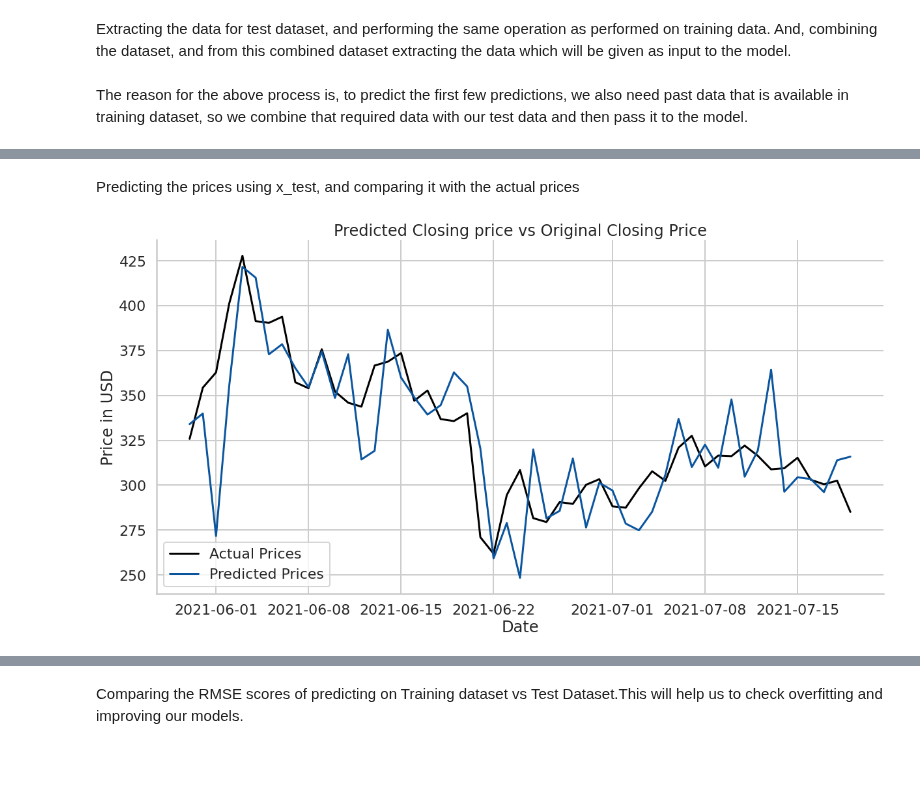
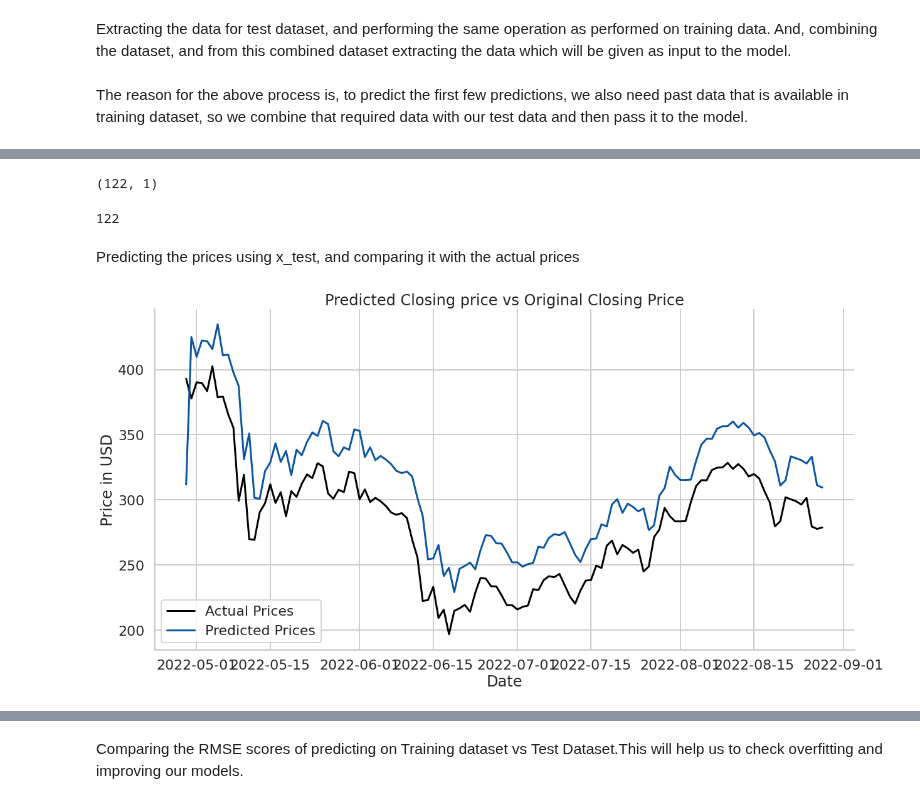
Before and after one commit to akhil14shukla/Crypto-Prediction, a Jupyter notebook: main_LSTM.ipynb, the cells around one changed output, grey strips where cells are left out. Drawn from its saved outputs; the diff is of its cells as text; code cells hidden in the pictures; blank space fills up the shorter version.

Commit message:
attempting new approach for LSTM, prophet and ARIMA now working

```diff
--- a/main_LSTM.ipynb
+++ b/main_LSTM.ipynb
@@ -218,5 +221,5 @@ scaled_data = np.concatenate((scaled_data,scaled_close),axis=1)
 # %%
-sns.set(palette=sns.color_palette("Blues_r"),style="whitegrid",context="poster", font_scale=1.2)
+sns.set(palette=sns.color_palette("Blues_r"),style="whitegrid", font_scale=1.2)
 fig, ax = plt.subplots(figsize=(20,10))
 plt.plot(data.index[1:],final_data[3])
 sns.despine(top=True,right=True,bottom=False, left=False)
@@ -261,15 +262,15 @@ The data is in 3 dimensions.<br> <br>First Dimension - It denotes the number of
 **_Note to self : Might upload a image for better understanding of the readers._**
 # %%
 # Preparing the Data
-prediction_days = 7
+prediction_days = 200
 future_days=0
 # store = scaled_data
 # scaled_data = np.array(difference(scaled_data))
 x_train, y_train = [], []
 
-for x in range(prediction_days, len(scaled_data)-future_days):
+for x in range(prediction_days, len(scaled_data)-future_days-prediction_days-122):
     x_train.append(scaled_data[x-prediction_days:x])
-    y_train.append(scaled_data[x+future_days,scaled_data.shape[1]-1])
+    y_train.append(scaled_data[x+future_days:x+122,scaled_data.shape[1]-1])
 x_train, y_train = np.array(x_train), np.array(y_train)
 # x_train = np.reshape(x_train, (x_train.shape[0], x_train.shape[1],1))
 # y_train = np.reshape(y_train, (y_train.shape[0], y_train.shape[1],1))
@@ -319,16 +352,16 @@ model.add(LSTM(units=50, return_sequences=True))
 # model.add(Dropout(0.1))
 model.add(Activation(activation="relu"))
 model.add(BatchNormalization())
-model.add(LSTM(units=50))
+# model.add(LSTM(units=50))
 # model.add(Dropout(0.1))
-model.add(BatchNormalization())
+# model.add(BatchNormalization())
 ##
 # model.add(Dropout(0.1))
 # model.add(LSTM(units=50,activation="relu"))
 # model.add(Dense(units=500, activation="relu"))
 # model.add(Dropout(0.2))
 
-model.add(Dense(units=1,activation='linear'))  # Final LSTM Layer of unit=1, cause we have just one Output, that is, Closing Price
+model.add(Dense(units=122,activation='linear'))  # Final LSTM Layer of unit=1, cause we have just one Output, that is, Closing Price
 model.compile(optimizer='adam', loss=tf.keras.losses.Huber(delta=1),metrics=[rmse])   # Compiling, optimizer and loss can be changed to optimize the model for our specific purpose
-model.fit(x_train,y_train, epochs=500, batch_size=10)
+model.fit(x_train,y_train, epochs=5, batch_size=10)
 # %% [output]
@@ -356,7 +382,7 @@ Epoch 500/500
 Extracting the data for test dataset, and performing the same operation as performed on training data. And, combining the dataset, and from this combined dataset extracting the data which will be given as input to the model.<br><br>
 The reason for the above process is, to predict the first few predictions, we also need past data that is available in training dataset, so we combine that required data with our test data and then pass it to the model.
 # %%
-test_start = dt.datetime.now()-dt.timedelta(days=50)
+test_start = dt.datetime.now()-dt.timedelta(days=121)
 test_end = dt.datetime.now()
 
 test_data = pdr.get_data_yahoo("BNB-USD", test_start, test_end)
@@ -368,12 +394,12 @@ final_test['t1'] = np.power(test_data["High"]-test_data["Low"],3)
 final_test['Close'] = test_data['Close']
 
 total_dataset = pd.concat((store,final_test),axis=0)
-model_inputs = np.array(total_dataset[len(total_dataset) - len(test_data)-prediction_days-1:])
+model_inputs = (total_dataset[len(total_dataset) - len(test_data)-prediction_days-1:])
 # model_inputs=difference(np.log10((model_inputs))).to_numpy()
 # model_inputs = model_inputs
 
 store_model_inputs = (model_inputs)
-model_inputs = np.array(difference(model_inputs))
+model_inputs = (difference(model_inputs))
 
 model_inputs = np.concatenate((scaler.transform(model_inputs[:,:3]), scaler_close.transform(model_inputs[:,3:4])),axis=1)
 actual_prices = (store_model_inputs[prediction_days+1:,3].reshape(-1,1))# difference(np.log10((test_data['Close']))).to_numpy()
@@ -395,22 +438,32 @@ x_test = np.array(x_test)
+# %%
+prediction_prices = model.predict(x_test)
+print(prediction_prices.shape)
+prediction_prices = scaler_close.inverse_transform(prediction_prices)
+prediction_prices = invert_difference(total_dataset.iloc[-123:,3],prediction_prices)
+
+len(prediction_prices)
+# %% [output]
+(122, 1)
+122
 # %% [markdown]
 Predicting the prices using x_test, and comparing it with the actual prices
 # %%
 prediction_prices = model.predict(x_test)
 prediction_prices = scaler_close.inverse_transform(prediction_prices)
-prediction_prices = invert_difference(orig_recover_data,prediction_prices)
+prediction_prices = invert_difference(total_dataset.iloc[-123:,3],prediction_prices)
 sns.set(palette=sns.color_palette("Blues_r"),style="whitegrid",context="poster", font_scale=1)
 fig, ax = plt.subplots(figsize=(20,10))
 # prediction_prices = scaler.inverse_transform(prediction_prices)
 plt.plot(test_data.index[0:],actual_prices,color='black', label='Actual Prices')
 plt.plot(test_data.index[0:],prediction_prices, label='Predicted Prices')
 plt.title("Predicted Closing price vs Original Closing Price")
 plt.xlabel('Date')
 plt.ylabel('Price in USD')
 sns.despine(top=True,right=True,bottom=False, left=False)# prediction_prices = scaler.inverse_transform(prediction_prices)
 plt.legend(loc='lower left')
 plt.show()
 # %% [output]
-[figure, old version]
+[figure, new version]
 # %%
 sns.set(palette=sns.color_palette("Blues_r"),style="whitegrid",context="poster", font_scale=1)
 fig, ax = plt.subplots(figsize=(20,10))
```
Also changed, not shown: parts of 30 cells of this notebook, 1 other file.
